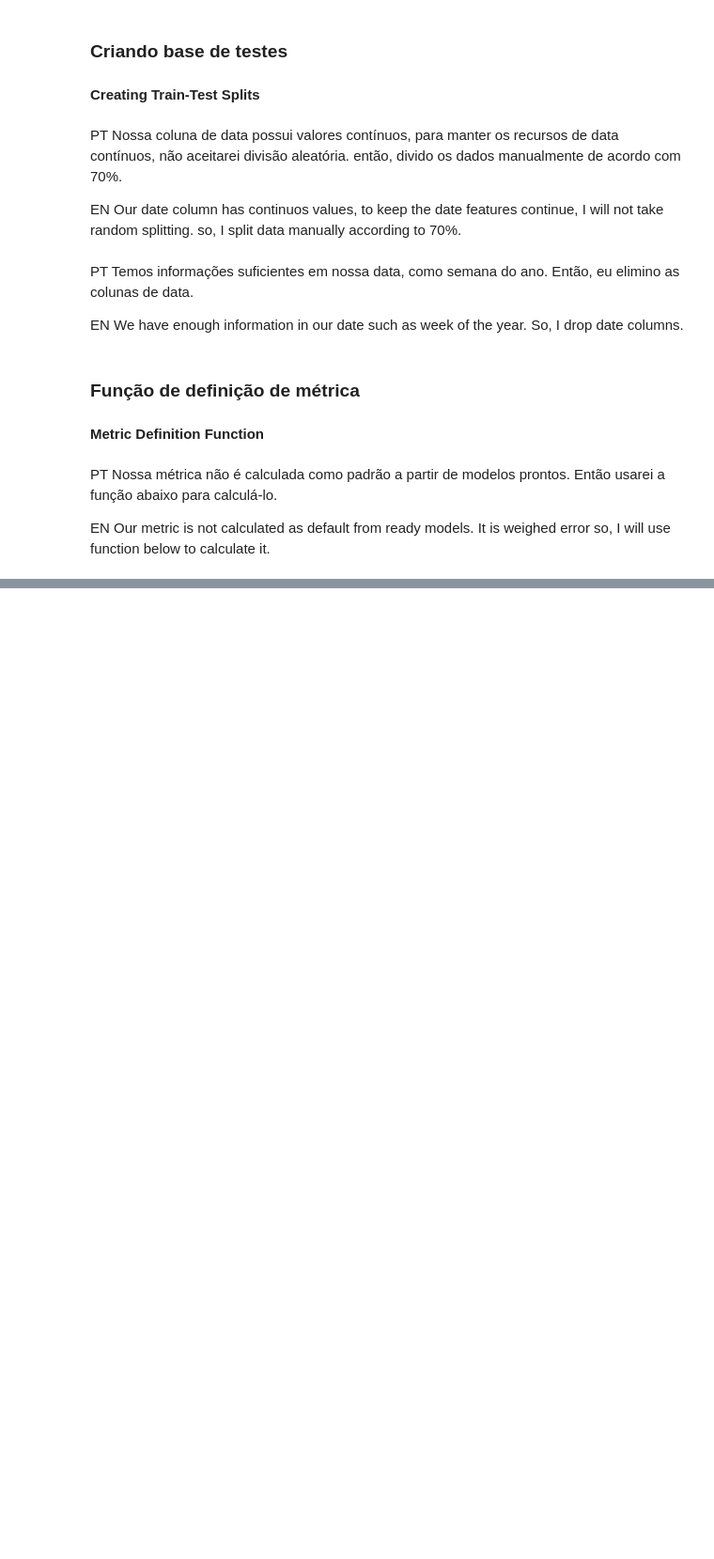
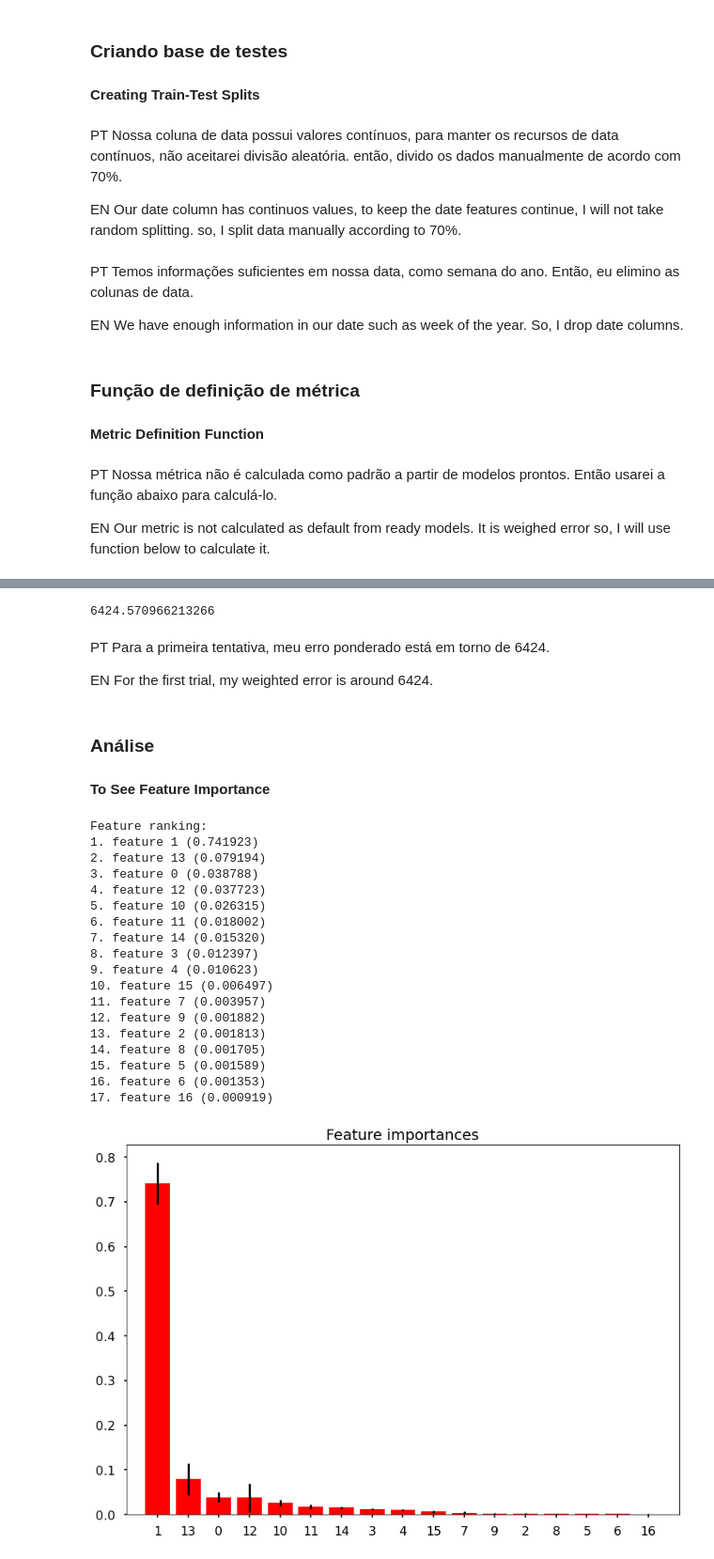
Before and after one commit to danielfernandesp/Analysis-and-Insights-1-for-Data-Science---Walmart-Sales-Forecast, a Jupyter notebook: Previsão de Vendas do Walmart.ipynb, the cells around one changed output, grey strips where cells are left out. Shown at 94% size. Saved outputs shown, nothing was run; the diff lists cells and outputs as text; code cells hidden in the pictures; blank space fills up the shorter version.

```diff
--- a/Previsão de Vendas do Walmart.ipynb
+++ b/Previsão de Vendas do Walmart.ipynb
@@ -837,0 +859,76 @@ def wmae_test(test, pred): # WMAE for test
+# %%
+from sklearn.ensemble import RandomForestRegressor
+
+rf = RandomForestRegressor(n_estimators=50, random_state=42, n_jobs=-1, max_depth=35,
+                           max_features = 'sqrt',min_samples_split = 10)
+
+from sklearn.preprocessing import RobustScaler
+scaler = RobustScaler()
+
+
+
+#making pipe tp use scaler and regressor together
+pipe = make_pipeline(scaler,rf)
+
+pipe.fit(X_train, y_train)
+
+# predictions on train set
+y_pred = pipe.predict(X_train)
+
+# predictions on test set
+y_pred_test = pipe.predict(X_test)
+# %%
+wmae_test(y_test, y_pred_test)
+# %% [output]
+6424.570966213266
+# %% [markdown]
+PT
+Para a primeira tentativa, meu erro ponderado está em torno de 6424.
+
+EN
+For the first trial, my weighted error is around 6424.
+# %% [markdown]
+### Análise
+#### To See Feature Importance
+# %%
+X = X.drop(['Date'], axis=1) #dropping date column from X
+# %%
+importances = rf.feature_importances_
+std = np.std([tree.feature_importances_ for tree in rf.estimators_],
+             axis=0)
+indices = np.argsort(importances)[::-1]
+
+# Printing the feature ranking
+print("Feature ranking:")
+
+for f in range(X.shape[1]):
+    print("%d. feature %d (%f)" % (f + 1, indices[f], importances[indices[f]]))
+
+# Plotting the feature importances of the forest
+plt.figure()
+plt.title("Feature importances")
+plt.bar(range(X.shape[1]), importances[indices],
+       color="r", yerr=std[indices], align="center")
+plt.xticks(range(X.shape[1]), indices)
+plt.xlim([-1, X.shape[1]])
+plt.show()
+# %% [output]
+Feature ranking:
+1. feature 1 (0.741923)
+2. feature 13 (0.079194)
+3. feature 0 (0.038788)
+4. feature 12 (0.037723)
+5. feature 10 (0.026315)
+6. feature 11 (0.018002)
+7. feature 14 (0.015320)
+8. feature 3 (0.012397)
+9. feature 4 (0.010623)
+10. feature 15 (0.006497)
+11. feature 7 (0.003957)
+12. feature 9 (0.001882)
+13. feature 2 (0.001813)
+14. feature 8 (0.001705)
+15. feature 5 (0.001589)
+16. feature 6 (0.001353)
+17. feature 16 (0.000919)
+[figure, added]
```
Also changed, not shown: parts of 103 cells of this notebook.
